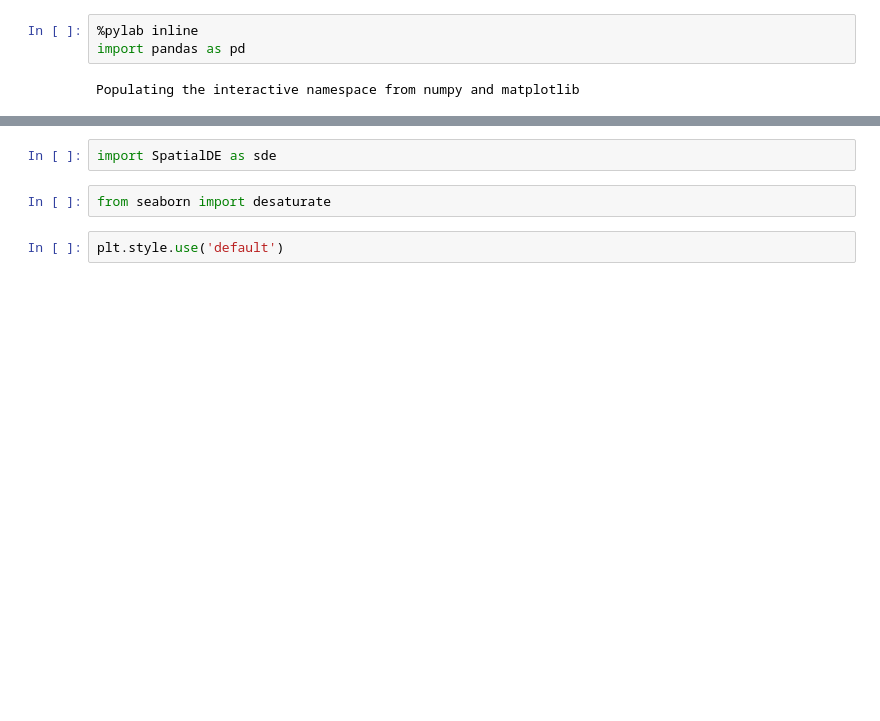
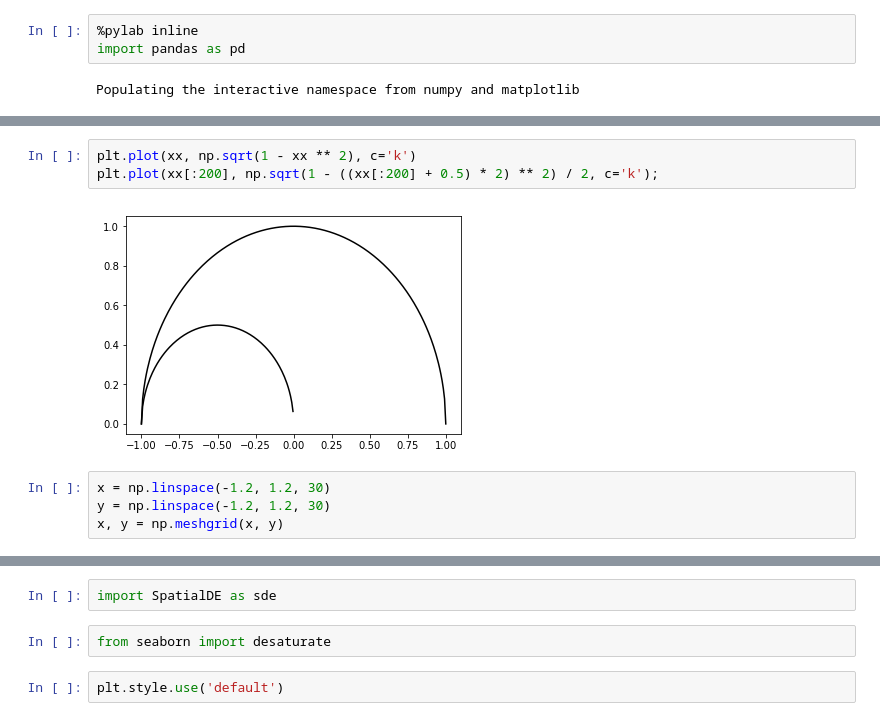
Before and after one commit to Teichlab/SpatialDE, a Jupyter notebook: Analysis/Theory/Example Spatial Patterns.ipynb, the cells around one changed output, grey strips where cells are left out. Saved outputs shown, nothing was run; the diff lists cells and outputs as text; blank space fills up the shorter version.

```diff
--- a/Analysis/Theory/Example Spatial Patterns.ipynb
+++ b/Analysis/Theory/Example Spatial Patterns.ipynb
@@ -5,0 +14,9 @@ Populating the interactive namespace from numpy and matplotlib
+# %%
+plt.plot(xx, np.sqrt(1 - xx ** 2), c='k')
+plt.plot(xx[:200], np.sqrt(1 - ((xx[:200] + 0.5) * 2) ** 2) / 2, c='k');
+# %% [output]
+[figure, added]
+# %%
+x = np.linspace(-1.2, 1.2, 30)
+y = np.linspace(-1.2, 1.2, 30)
+x, y = np.meshgrid(x, y)
```
Also changed, not shown: parts of 14 cells of this notebook, 1 other file.
